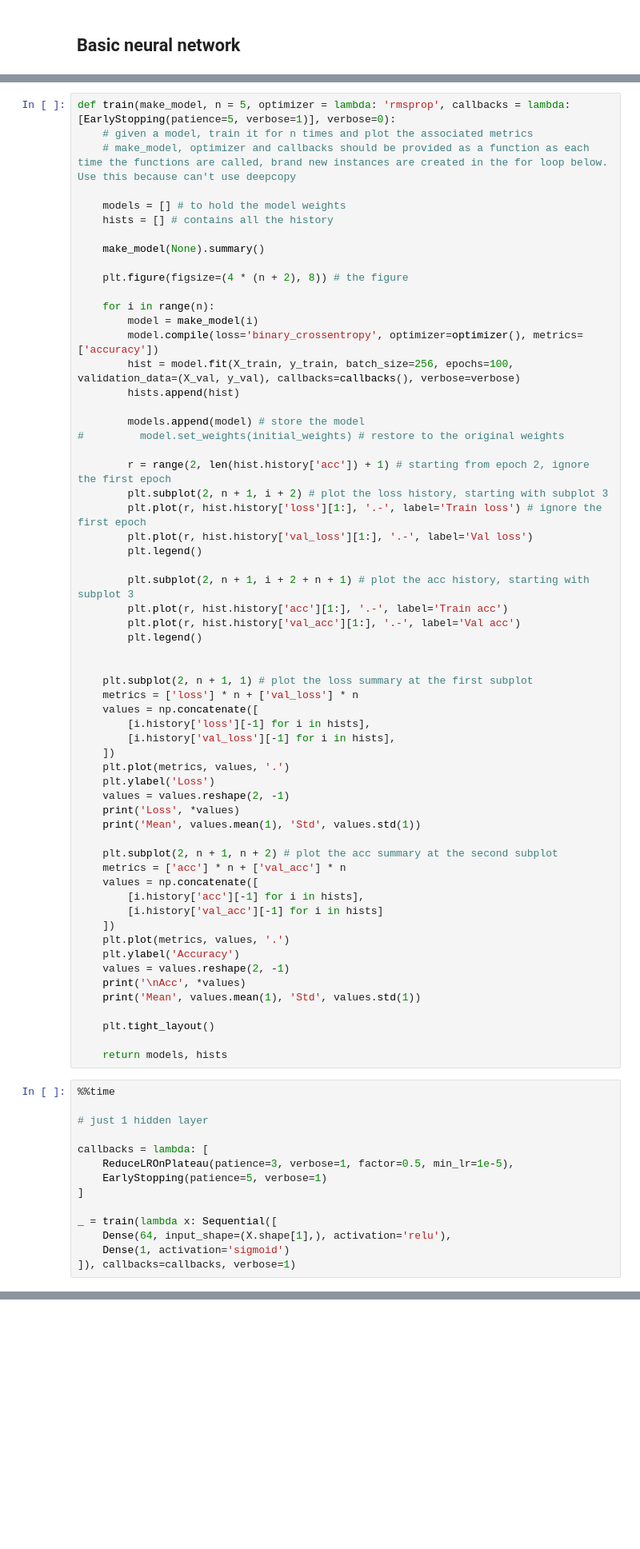
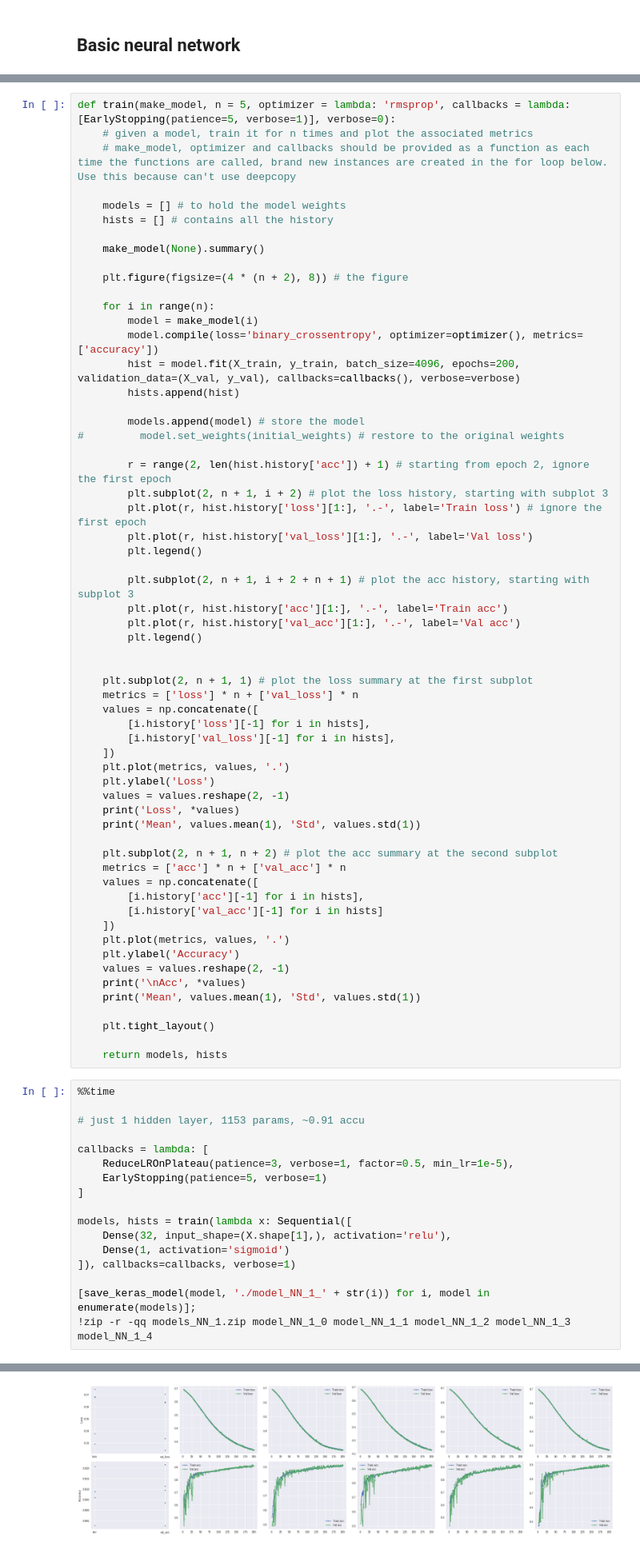
Before and after one commit to aunz/ds-upright, a Jupyter notebook: posture_training.ipynb, the cells around one changed output, grey strips where cells are left out. Shown at 80% size. Cells and saved outputs as stored; diff of their text form; blank space fills up the shorter version.

```diff
--- a/posture_training.ipynb
+++ b/posture_training.ipynb
@@ -201,7 +206,7 @@ def train(make_model, n = 5, optimizer = lambda: 'rmsprop', callbacks = lambda:
     for i in range(n):
         model = make_model(i)
         model.compile(loss='binary_crossentropy', optimizer=optimizer(), metrics=['accuracy'])
-        hist = model.fit(X_train, y_train, batch_size=256, epochs=100, validation_data=(X_val, y_val), callbacks=callbacks(), verbose=verbose)
+        hist = model.fit(X_train, y_train, batch_size=4096, epochs=200, validation_data=(X_val, y_val), callbacks=callbacks(), verbose=verbose)
         hists.append(hist)
 
         models.append(model) # store the model
@@ -249,14 +254,18 @@ def train(make_model, n = 5, optimizer = lambda: 'rmsprop', callbacks = lambda:
 # %%
 %%time
 
-# just 1 hidden layer
+# just 1 hidden layer, 1153 params, ~0.91 accu
 
 callbacks = lambda: [
     ReduceLROnPlateau(patience=3, verbose=1, factor=0.5, min_lr=1e-5),
     EarlyStopping(patience=5, verbose=1)
 ]
 
-_ = train(lambda x: Sequential([
-    Dense(64, input_shape=(X.shape[1],), activation='relu'),
+models, hists = train(lambda x: Sequential([
+    Dense(32, input_shape=(X.shape[1],), activation='relu'),
     Dense(1, activation='sigmoid')
 ]), callbacks=callbacks, verbose=1)
+
+[save_keras_model(model, './model_NN_1_' + str(i)) for i, model in enumerate(models)];
+!zip -r -qq models_NN_1.zip model_NN_1_0 model_NN_1_1 model_NN_1_2 model_NN_1_3 model_NN_1_4
+# %% [output]
@@ -263,3 +289,4 @@ _ = train(lambda x: Sequential([
+[figure, added]
 # %%
 %%time
 
```
Also changed, not shown: parts of 26 cells of this notebook.
